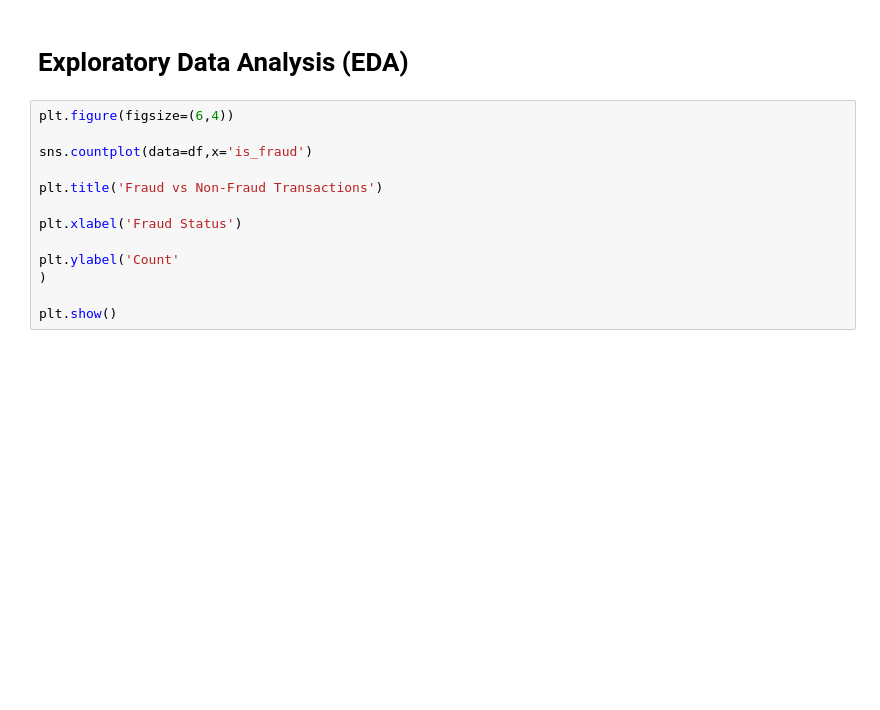
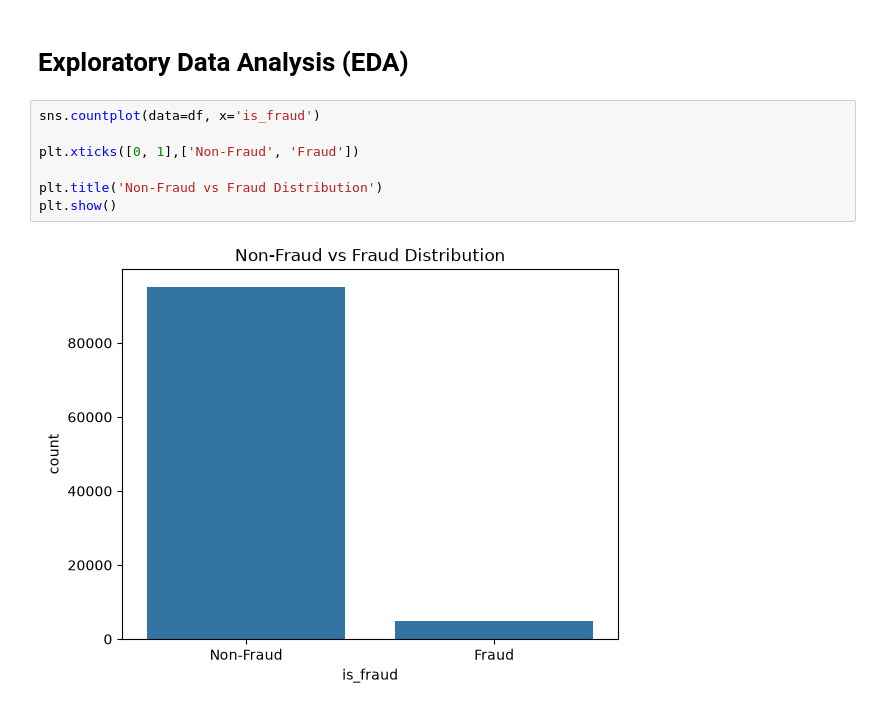
Before and after one commit to sba25078/Sba25078-Capstone-Project-for-Strategic-Thinking--2026, a Jupyter notebook: CA2 EDA and Data Preparation.ipynb, the cells around one changed output. Drawn from its saved outputs; the diff is of its cells as text; blank space fills up the shorter version.

```diff
--- a/CA2 EDA and Data Preparation.ipynb
+++ b/CA2 EDA and Data Preparation.ipynb
@@ -366,16 +366,12 @@ is_fraud
 Name: proportion, dtype: float64
 # %% [markdown]
 # Exploratory Data Analysis (EDA)
-# %%
-plt.figure(figsize=(6,4))
-
-sns.countplot(data=df,x='is_fraud')
-
-plt.title('Fraud vs Non-Fraud Transactions')
-
-plt.xlabel('Fraud Status')
-
-plt.ylabel('Count'
-)
-
-plt.show()
+# %%
+sns.countplot(data=df, x='is_fraud')
+
+plt.xticks([0, 1],['Non-Fraud', 'Fraud'])
+
+plt.title('Non-Fraud vs Fraud Distribution')
+plt.show()
+# %% [output]
+[figure, added]
```
Also changed, not shown: parts of 46 cells of this notebook.
